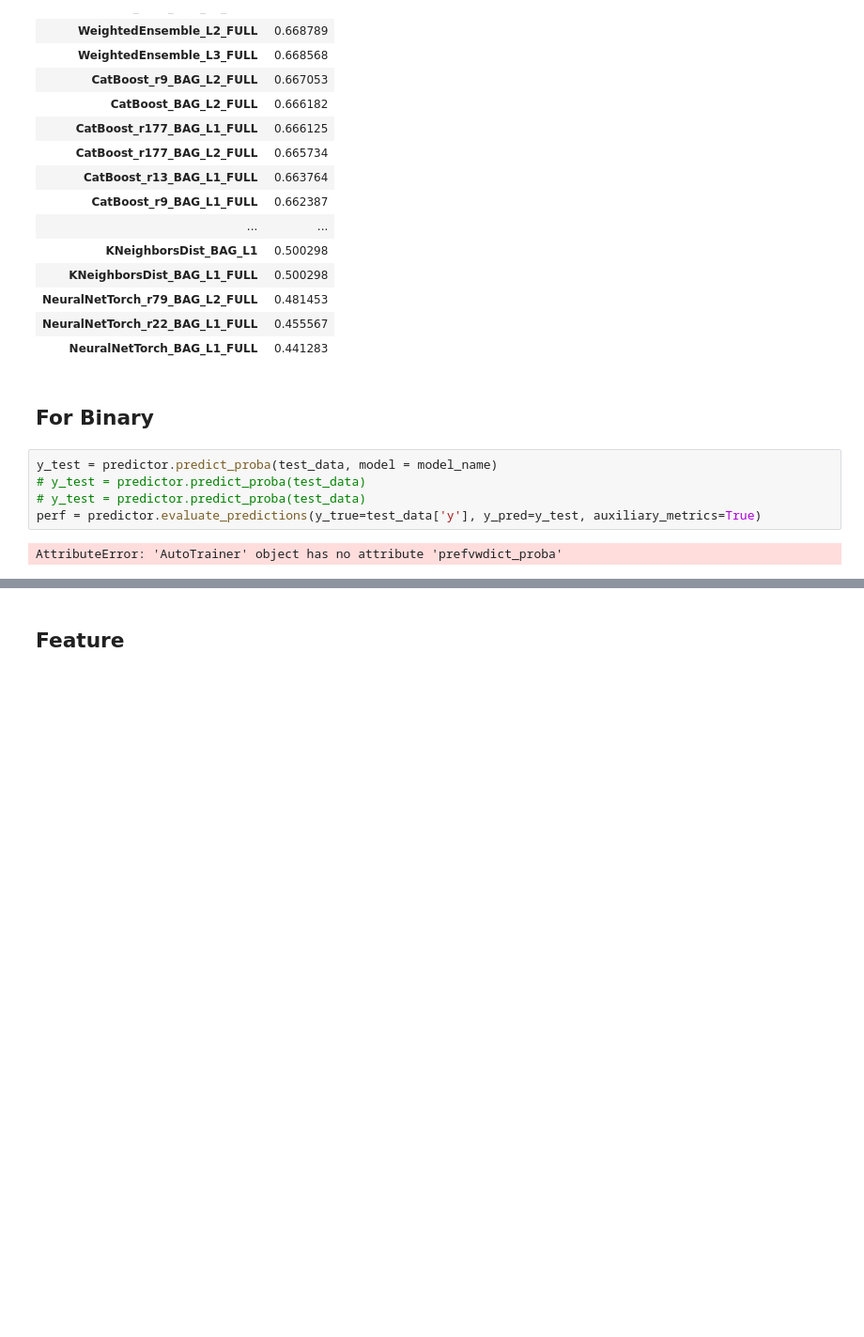
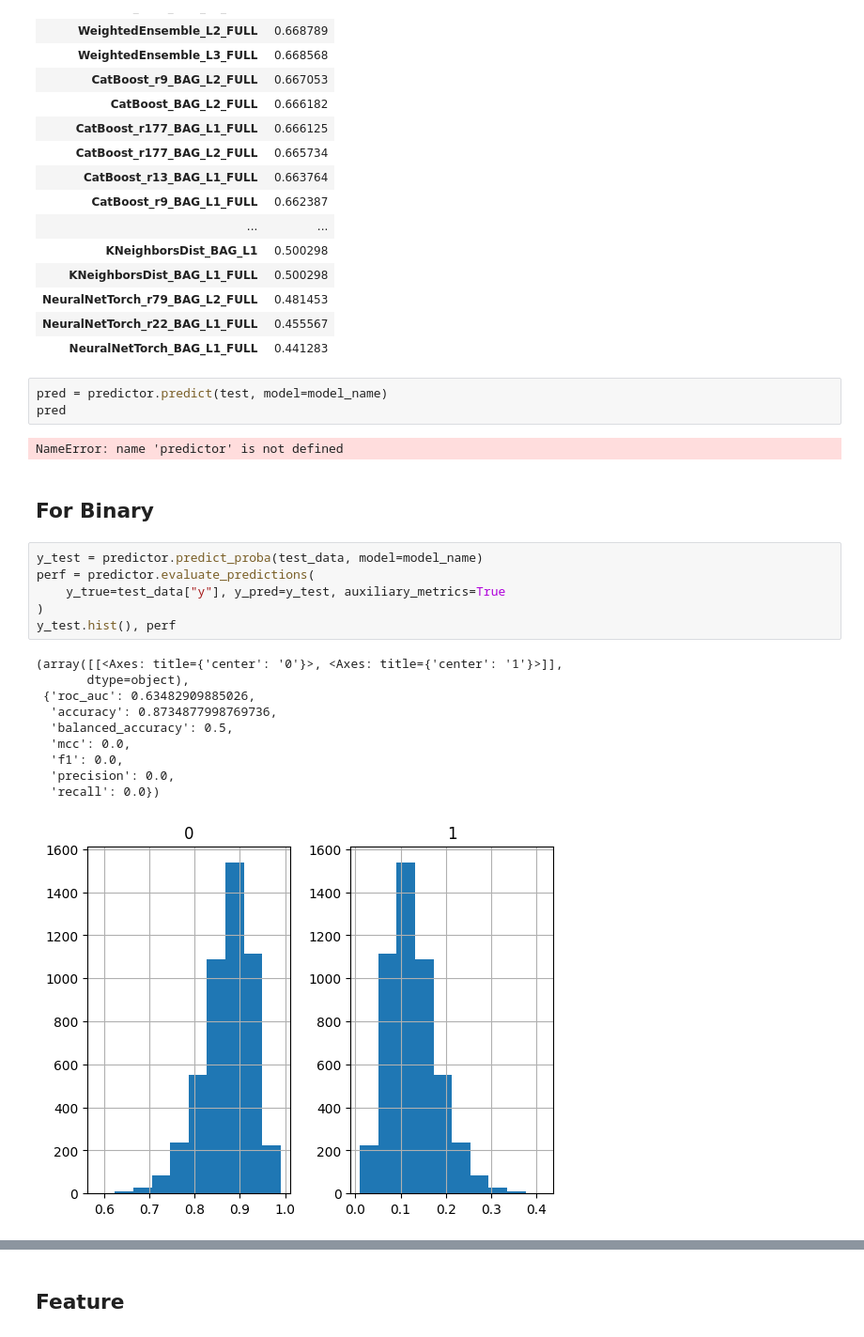
Before and after one commit to MoosaTae/aihack_2024, a Jupyter notebook: code/pipeline_2.ipynb, the cells around one changed output, grey strips where cells are left out. Shown at 94% size. Drawn from its saved outputs; the diff is of its cells as text; blank space fills up the shorter version.

```diff
--- a/code/pipeline_2.ipynb
+++ b/code/pipeline_2.ipynb
@@ -625,15 +632,30 @@ Model WeightedEnsemble_L3 does not support predict method : 'NoneType' object ha
 | NeuralNetTorch_r79_BAG_L2_FULL | 0.481453 |
 | NeuralNetTorch_r22_BAG_L1_FULL | 0.455567 |
 | NeuralNetTorch_BAG_L1_FULL | 0.441283 |
+# %%
+pred = predictor.predict(test, model=model_name)
+pred
+# %% [output]
+NameError: name 'predictor' is not defined
 # %% [markdown]
 ## For Binary
 # %%
-y_test = predictor.predict_proba(test_data, model = model_name)
-# y_test = predictor.predict_proba(test_data)
-# y_test = predictor.predict_proba(test_data)
-perf = predictor.evaluate_predictions(y_true=test_data['y'], y_pred=y_test, auxiliary_metrics=True)
+y_test = predictor.predict_proba(test_data, model=model_name)
+perf = predictor.evaluate_predictions(
+    y_true=test_data["y"], y_pred=y_test, auxiliary_metrics=True
+)
+y_test.hist(), perf
 # %% [output]
-AttributeError: 'AutoTrainer' object has no attribute 'prefvwdict_proba'
+(array([[<Axes: title={'center': '0'}>, <Axes: title={'center': '1'}>]],
+       dtype=object),
+ {'roc_auc': 0.63482909885026,
+  'accuracy': 0.8734877998769736,
+  'balanced_accuracy': 0.5,
+  'mcc': 0.0,
+  'f1': 0.0,
+  'precision': 0.0,
+  'recall': 0.0})
+[figure, added]
 # %%
 auc_score = roc_auc_score(test_data['y'], y_test[1])
 print(f"AUC Score: {auc_score}")
```
Also changed, not shown: parts of 26 cells of this notebook.
